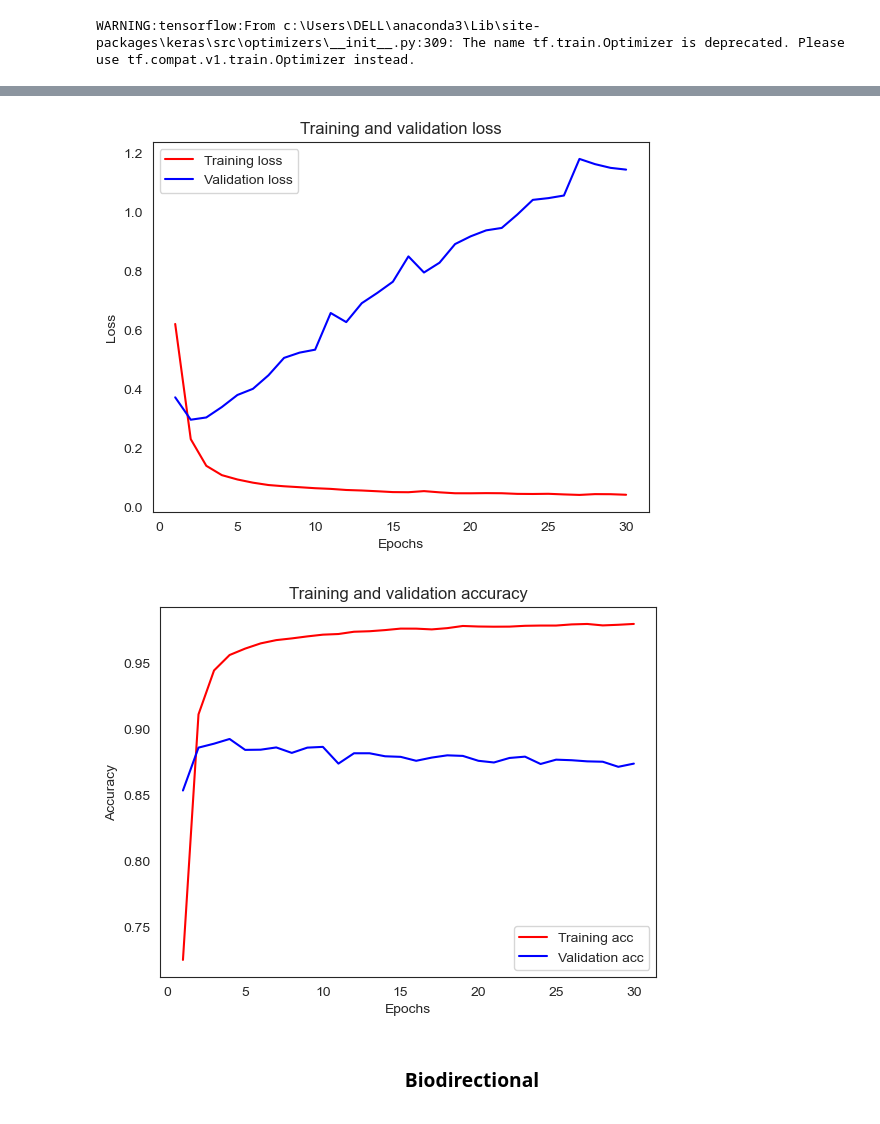
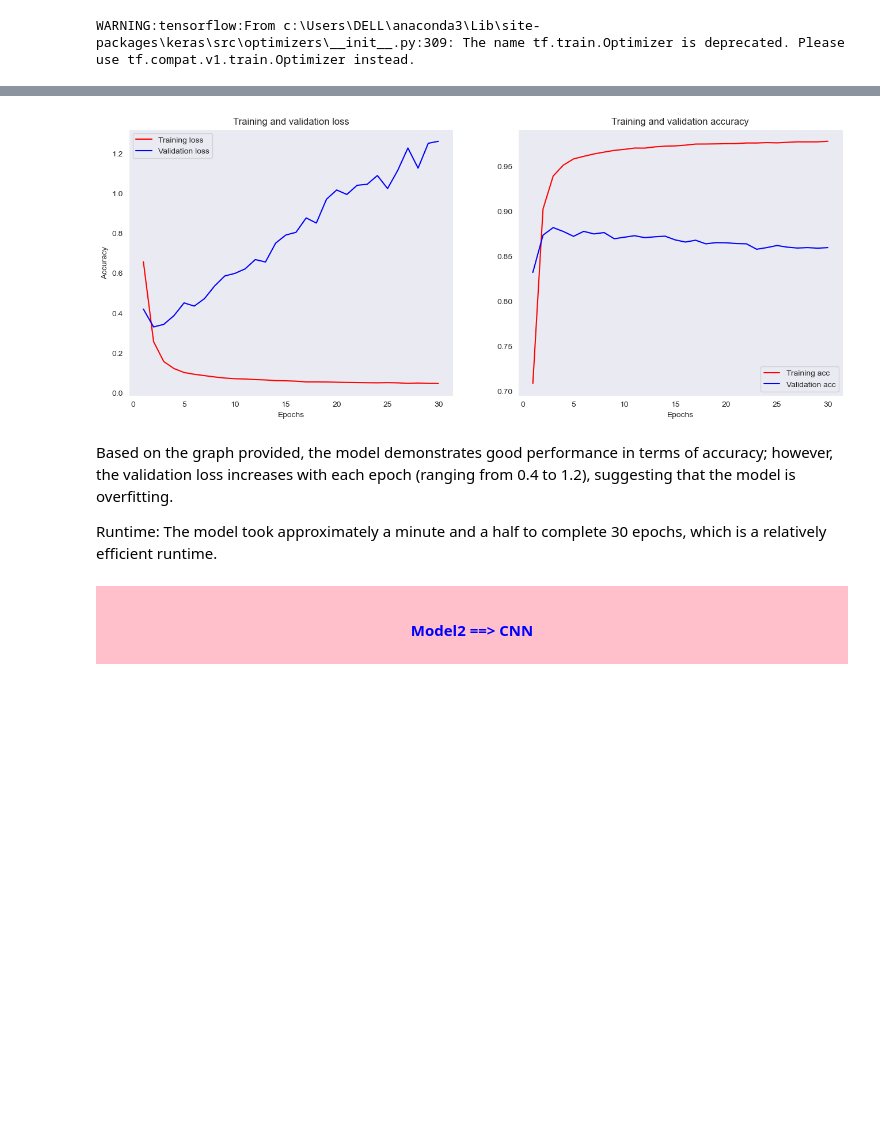
Before and after one commit to Maher-GZ/Twitter-Sentiment-Analysis, a Jupyter notebook: Twitter Sentiment Analysis.ipynb, the cells around one changed output, grey strips where cells are left out. Drawn from its saved outputs; the diff is of its cells as text; code cells hidden in the pictures; blank space fills up the shorter version.

```diff
--- a/Twitter Sentiment Analysis.ipynb
+++ b/Twitter Sentiment Analysis.ipynb
@@ -657,6 +833,8 @@ model.add(Embedding(vocab_size, embadding_dim, input_length=max_len)) # it's a 2
 model.add(Flatten()) # we can use GlobalAveragePooling1D instead
 model.add(Dense(64,activation='relu'))
 model.add(Dense(32,activation='relu'))
+model.add(Dense(16,activation='relu'))
+
 model.add(Dense(3,activation='softmax'))
 model.summary()
 # %% [output]
@@ -681,10 +859,26 @@ _________________________________________________________________
 model.compile(loss='sparse_categorical_crossentropy',optimizer='adam',metrics=['accuracy'])
 # %% [output]
 WARNING:tensorflow:From c:\Users\DELL\anaconda3\Lib\site-packages\keras\src\optimizers\__init__.py:309: The name tf.train.Optimizer is deprecated. Please use tf.compat.v1.train.Optimizer instead.
+# %%
+## This class is to just display the output per each 5 ephochs instead per each one
+
+class DisplayEveryNEpochs(tf.keras.callbacks.Callback):
+    def __init__(self, n=10):
+        super(DisplayEveryNEpochs, self).__init__()
+        self.n = n
+
+    def on_epoch_end(self, epoch, logs=None):
+        if (epoch + 1) % self.n == 0:
+            print(f"Epoch {epoch + 1}/{self.params['epochs']}:")
+            print(f"Training loss: {logs['loss']:.4f}, Training accuracy: {logs['accuracy']:.4f}")
+            print(f"Validation loss: {logs['val_loss']:.4f}, Validation accuracy: {logs['val_accuracy']:.4f}")
 # %%
+
 num_epochs=30
 history=model.fit(train_padded,
           y_train,
           epochs=num_epochs,
-          validation_data=(test_padded,y_test))
+          validation_data=(test_padded,y_test),
+          verbose=0,
+          callbacks=[DisplayEveryNEpochs(n=5)])
 # %% [output]
@@ -708,30 +902,23 @@ Epoch 30/30
 # %%
 train_loss=history.history['loss']
 val_loss=history.history['val_loss']
 train_acc=history.history['accuracy']
 val_acc=history.history['val_accuracy']
 epochs = range(1, len(train_acc) + 1)
+fig, axs= plt.subplots(1,2 ,figsize=(16,6))
+axs[0].plot(epochs, train_loss, 'r', label='Training loss')
+axs[0].plot(epochs, val_loss, 'b', label='Validation loss')
+axs[0].set_title('Training and validation loss')
+axs[0].set_xlabel('Epochs')
+axs[0].set_ylabel('Loss')
+axs[0].legend()
 
-plt.plot(epochs, train_loss, 'r', label='Training loss')
-plt.plot(epochs, val_loss, 'b', label='Validation loss')
-plt.title('Training and validation loss')
-plt.xlabel('Epochs')
-plt.ylabel('Loss')
-plt.legend()
+axs[1].plot(epochs, train_acc, 'r', label='Training acc')
+axs[1].plot(epochs, val_acc, 'b', label='Validation acc')
+axs[1].set_title('Training and validation accuracy')
+axs[1].set_xlabel('Epochs')
+axs[0].set_ylabel('Accuracy')
+axs[1].legend()
 plt.show()
-
-plt.figure()
-plt.plot(epochs, train_acc, 'r', label='Training acc')
-plt.plot(epochs, val_acc, 'b', label='Validation acc')
-plt.title('Training and validation accuracy')
-plt.xlabel('Epochs')
-plt.ylabel('Accuracy')
-plt.legend()
-plt.show()
 # %% [output]
-[figure, old version]
+[figure, new version]
-[figure, removed]
-# %% [markdown]
-<center>
-
-### Biodirectional
@@ -747,0 +925,12 @@ import io
+# %% [markdown]
+Based on the graph provided, the model demonstrates good performance in terms of accuracy; however, the validation loss increases with each epoch (ranging from 0.4 to 1.2), suggesting that the model is overfitting.
+
+Runtime:
+The model took approximately a minute and a half to complete 30 epochs, which is a relatively efficient runtime.
+# %% [markdown]
+<center>
+<div style="background-color: #FFC0CB; padding: 10px;">
+<span style="color: blue;">
+
+#### Model2 ==> CNN
+</span>
```
Also changed, not shown: parts of 123 cells of this notebook, 8 other files.
